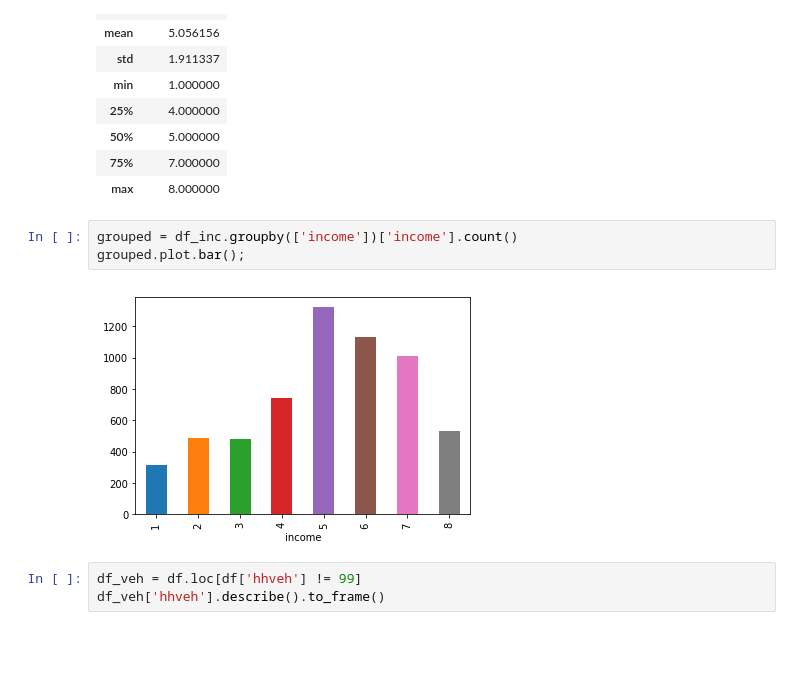
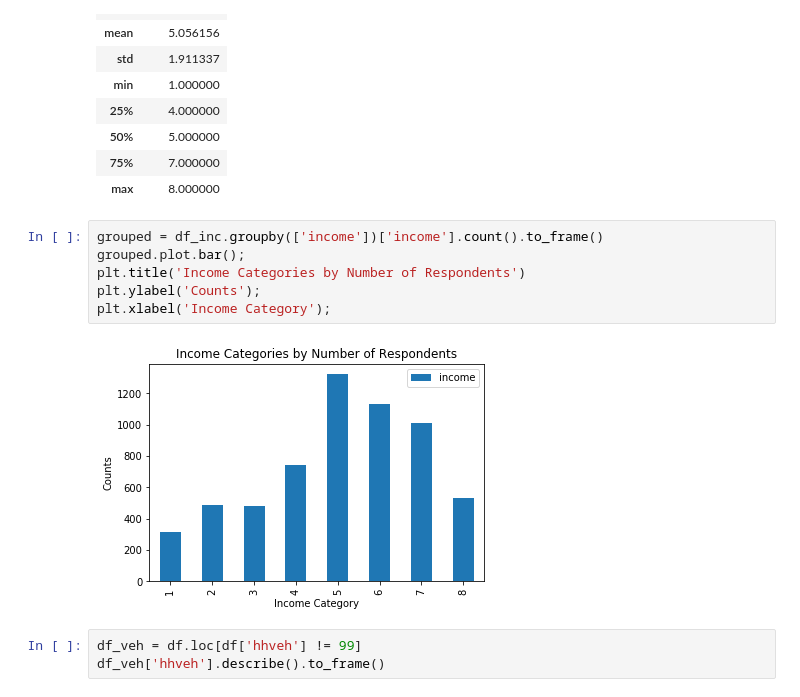
Before and after one commit to saashimi/USP_587, a Jupyter notebook: hw1.ipynb, the cells around one changed output. Drawn from its saved outputs; the diff is of its cells as text; blank space fills up the shorter version.

```diff
--- a/hw1.ipynb
+++ b/hw1.ipynb
@@ -54,10 +58,13 @@ df_inc['income'].describe().to_frame()
 | 75% | 7.000000 |
 | max | 8.000000 |
 # %%
-grouped = df_inc.groupby(['income'])['income'].count()
+grouped = df_inc.groupby(['income'])['income'].count().to_frame()
 grouped.plot.bar();
+plt.title('Income Categories by Number of Respondents')
+plt.ylabel('Counts');
+plt.xlabel('Income Category');
 # %% [output]
-[figure, old version]
+[figure, new version]
 # %%
 df_veh = df.loc[df['hhveh'] != 99]
 df_veh['hhveh'].describe().to_frame()
```
Also changed, not shown: parts of 13 cells of this notebook.
